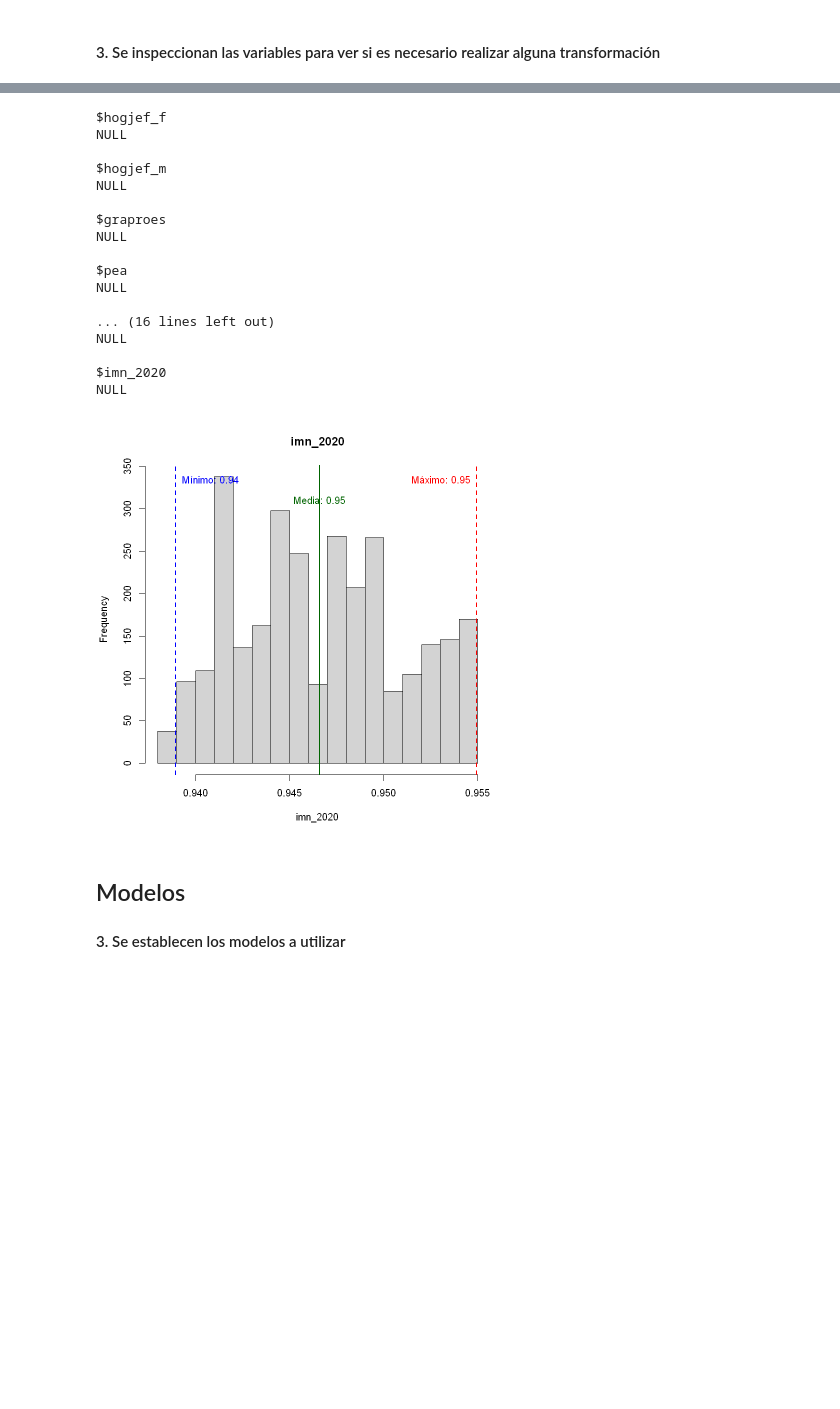
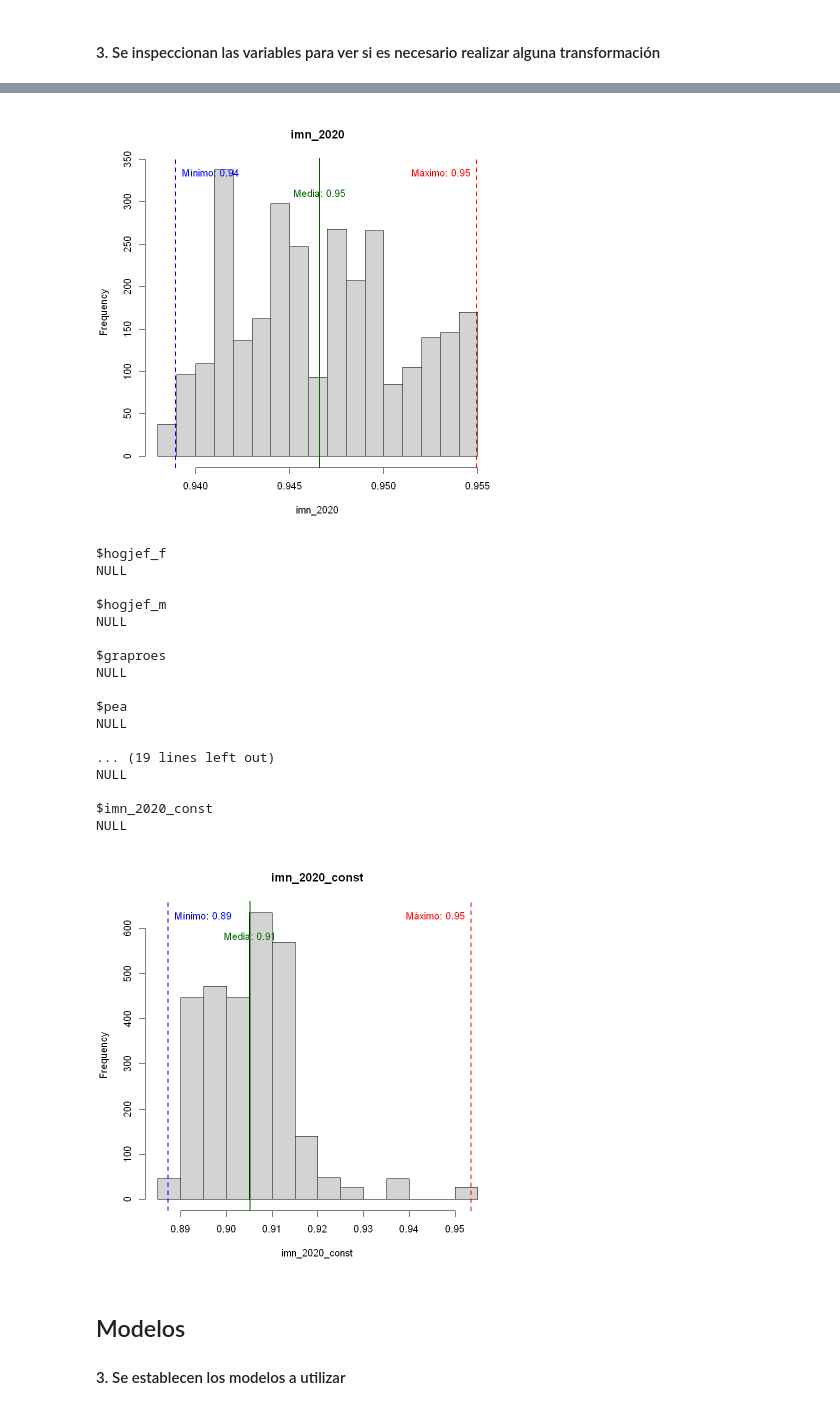
Before and after one commit to claudiodanielpc/proyecto_simi, a Jupyter notebook: scripts/propensity_score.ipynb, the cells around one changed output, grey strips where cells are left out. Drawn from its saved outputs; the diff is of its cells as text; code cells hidden in the pictures; blank space fills up the shorter version.

Commit message:
Update de código y modelos con datos 2010

```diff
--- a/scripts/propensity_score.ipynb
+++ b/scripts/propensity_score.ipynb
@@ -181,3 +187,7 @@ names(datos_colonias)
+# %%
+#Unir datos
+datos_colonias<-datos_colonias%>%
+left_join(margconst, by=c("cve_col"="cve_col"))
 # %%
 #Salvar como csv
 write.csv(datos_colonias,"data/datos_para_psm.csv", row.names = FALSE)
@@ -195,7 +205,7 @@ print(paste0(datos_colonias%>%
 
 # Inspección de variables
 datos_colonias %>%
-  select(hogjef_f, hogjef_m, graproes, pea, pe_inac, pocupada, pdesocup, pob0_14, pob15_64, pob65_mas,imn_2020) %>%
+  select(hogjef_f, hogjef_m, graproes, pea, pe_inac, pocupada, pdesocup, pob0_14, pob15_64, pob65_mas,imn_2020,imn_2020_const) %>%
   map2(names(.), ~{
     # Calcular máximos, mínimos y medias
     min_val <- min(.x, na.rm = TRUE)
@@ -214,36 +224,37 @@ datos_colonias %>%
     text(min_val, par("usr")[4] * 0.95, labels = paste("Mínimo:", round(min_val, 2)), col = "blue", pos = 4)
     text(max_val, par("usr")[4] * 0.95, labels = paste("Máximo:", round(max_val, 2)), col = "red", pos = 2)
     text(mean_val, par("usr")[4] * 0.85, labels = paste("Media:", round(mean_val, 2)), col = "darkgreen", pos = 3)
   })
 # %% [output]
 [figure]
 [figure]
 [figure]
 [figure]
 [figure]
 [figure]
 [figure]
 [figure]
 [figure]
 [figure]
+[figure]
 $hogjef_f
 NULL
 
 $hogjef_m
 NULL
 
 $graproes
 NULL
 
 $pea
 NULL
 
-... (16 lines left out)
+... (19 lines left out)
 NULL
 
-$imn_2020
+$imn_2020_const
 NULL
-[figure]
+[figure, added]
 # %% [markdown]
 ## Modelos
 #### 3. Se establecen los modelos a utilizar
```
Also changed, not shown: parts of 11 cells of this notebook.
